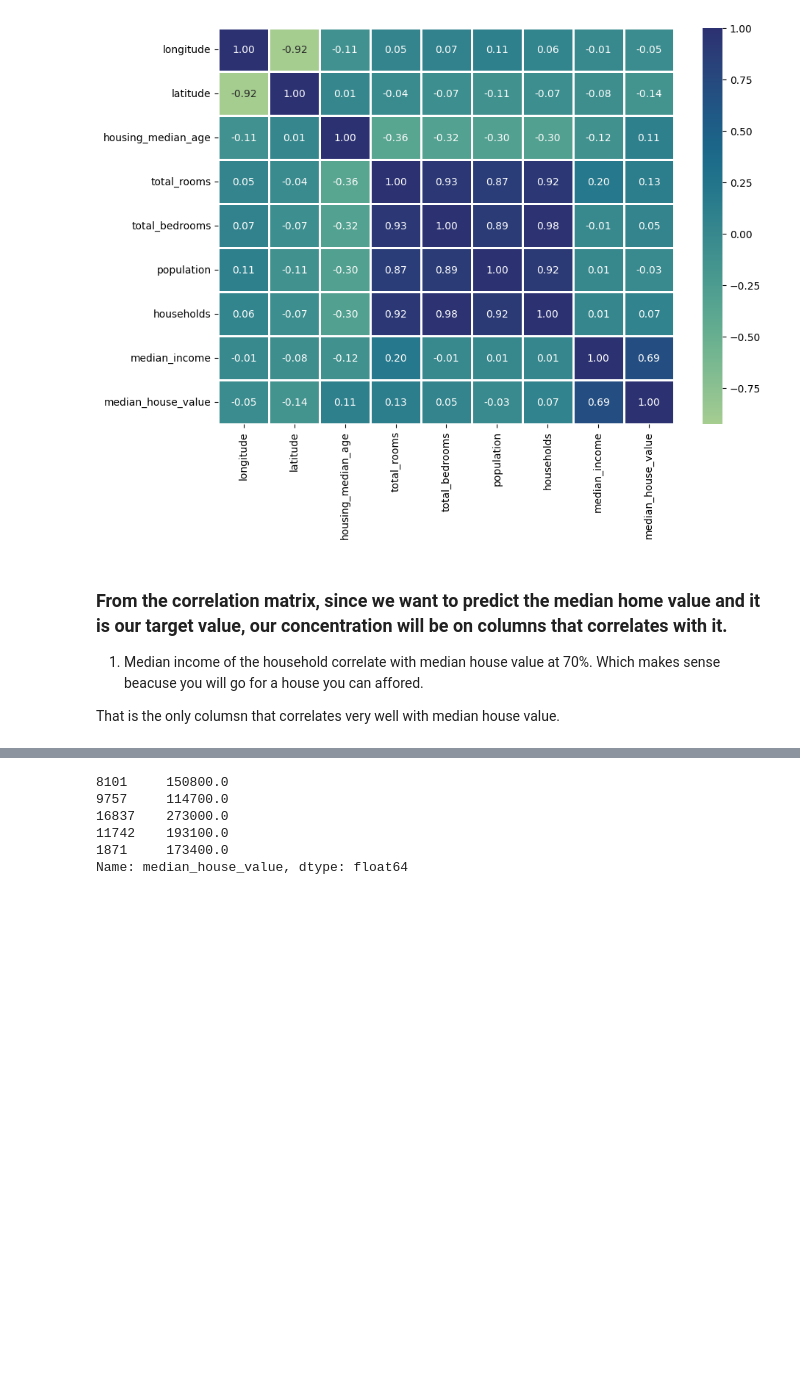
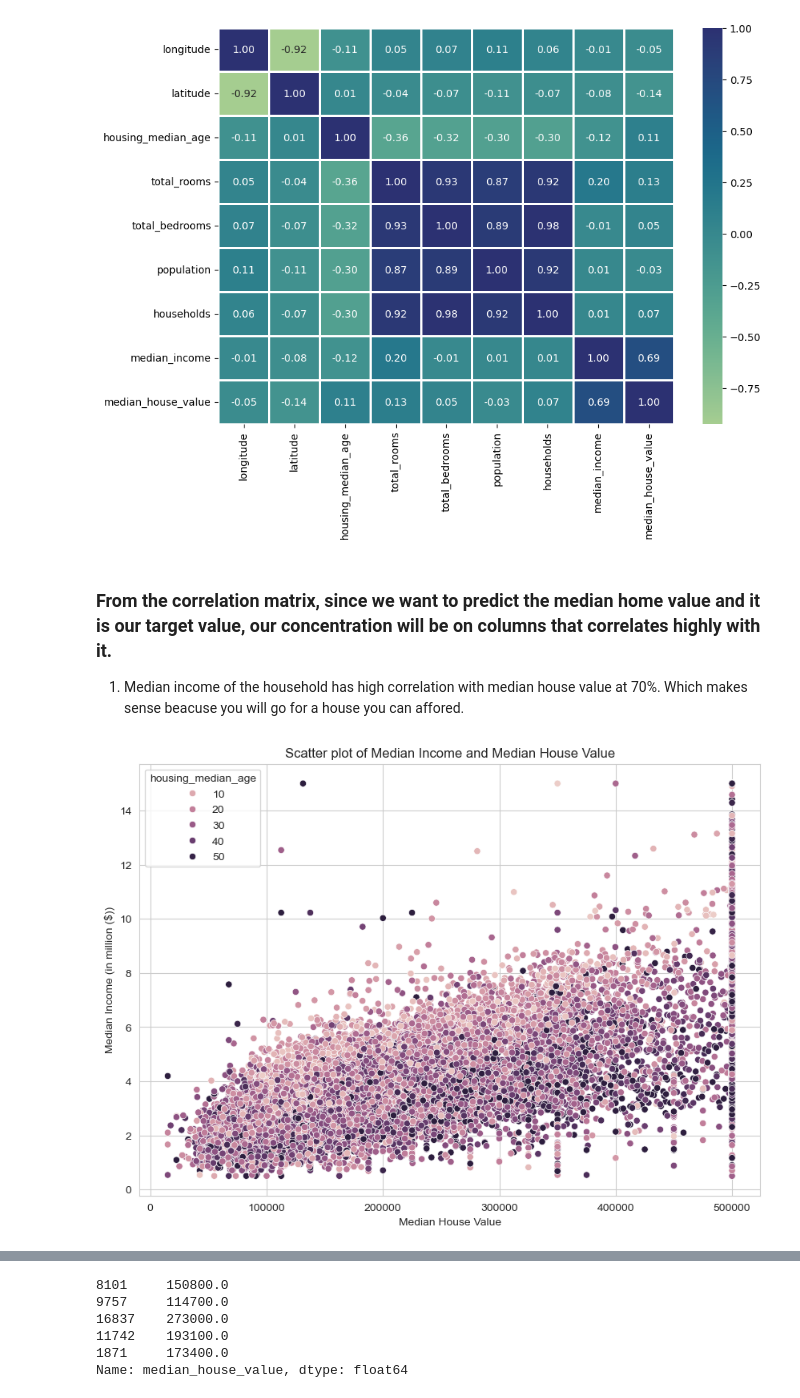
Before and after one commit to tjuwe/Data-Science-Projects, a Jupyter notebook: HousingPredictionProjects/notebooks/rm.ipynb, the cells around one changed output, grey strips where cells are left out. Drawn from its saved outputs; the diff is of its cells as text; code cells hidden in the pictures; blank space fills up the shorter version.

```diff
--- a/HousingPredictionProjects/notebooks/rm.ipynb
+++ b/HousingPredictionProjects/notebooks/rm.ipynb
@@ -160,9 +169,16 @@ sns.heatmap(correlation, annot=True, cmap='crest', fmt='.2f', linewidths=2)
 <Axes: >
 [figure]
 # %% [markdown]
-### From the correlation matrix, since we want to predict the median home value and it is our target value, our concentration will be on columns that correlates with it.
-1. Median income of the household correlate with median house value at 70%. Which makes sense beacuse you will go for a house you can affored.
-
-That is the only columsn that correlates very well with median house value.
+### From the correlation matrix, since we want to predict the median home value and it is our target value, our concentration will be on columns that correlates highly with it.
+1. Median income of the household has high correlation with median house value at 70%. Which makes sense beacuse you will go for a house you can affored.
 # %%
-### Plot a scatter plot of the most correlated variables with the median house value. Note that the median income is in  millions
+### Plot a scatter plot of highly correlated variables with the median house value.
+#Note that the median income is in  millions
+plt.figure(figsize=(10, 7))
+sns.scatterplot(data=train_data_copy, y='median_income', x='median_house_value', hue='housing_median_age')
+plt.ylabel('Median Income (in million ($))')
+plt.xlabel('Median House Value')
+plt.title('Scatter plot of Median Income and Median House Value')
+plt.show()
+# %% [output]
+[figure, added]
```
Also changed, not shown: parts of 27 cells of this notebook.
